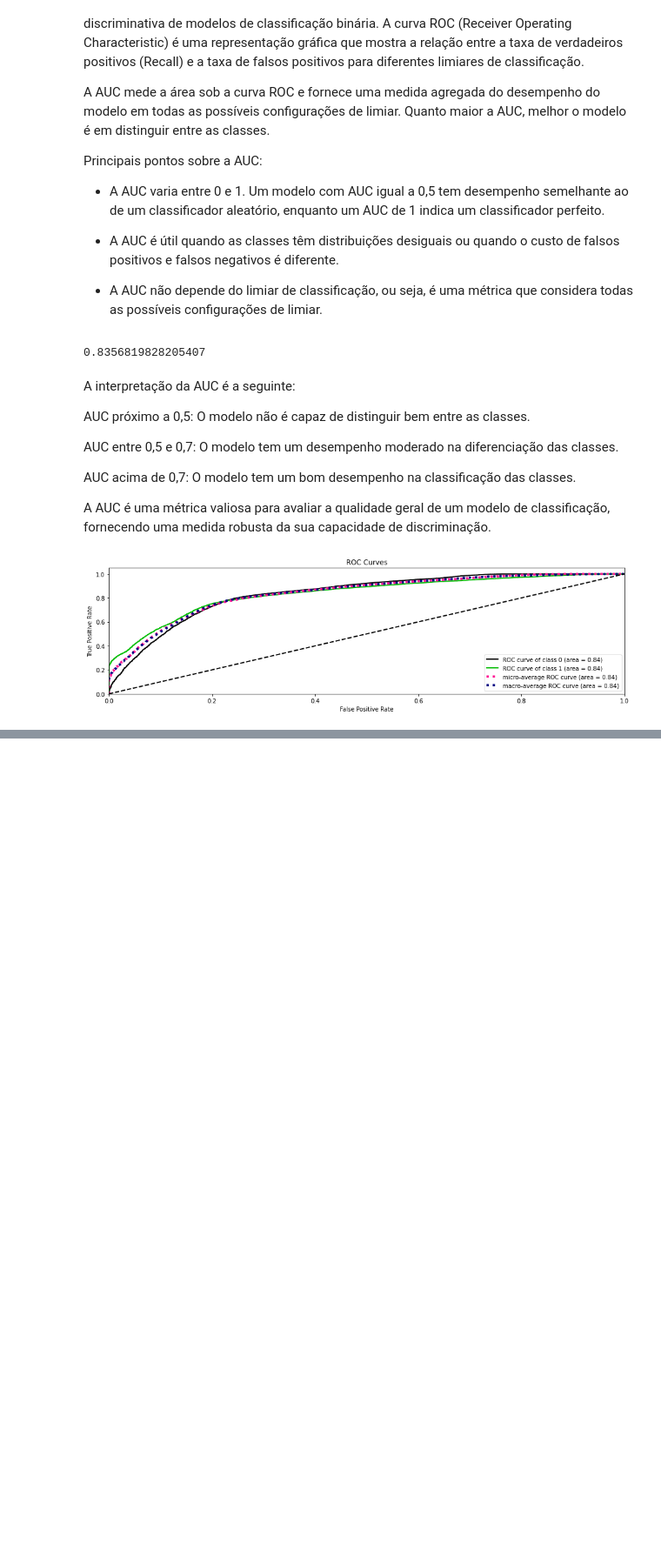
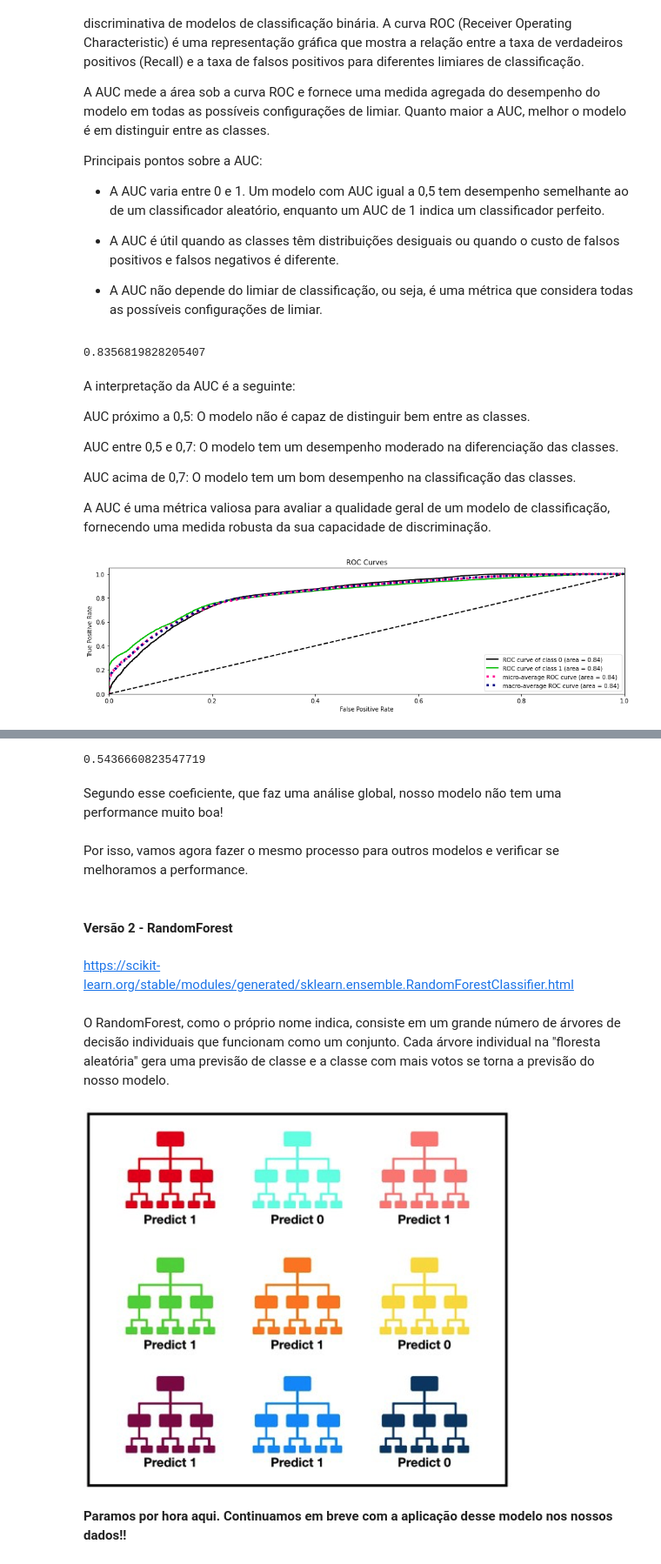
Before and after one commit to davimatfacil/compartilha_jupyter, a Jupyter notebook: ModelagemPreditiva_Readimissão.ipynb, the cells around one changed output, grey strips where cells are left out. Shown at 87% size. Cells and saved outputs as stored; diff of their text form; code cells hidden in the pictures; blank space fills up the shorter version.

```diff
--- a/ModelagemPreditiva_Readimissão.ipynb
+++ b/ModelagemPreditiva_Readimissão.ipynb
@@ -698,0 +731,27 @@ plt.show()
+# %%
+# Coeficiente de Correlação de Matthews
+print(matthews_corrcoef(Y_teste, previsoes_v1))
+# %% [output]
+0.5436660823547719
+# %% [markdown]
+Segundo esse coeficiente,  que faz uma análise global, nosso modelo não tem uma performance muito boa!
+# %% [markdown]
+Por isso, vamos agora fazer o mesmo processo para outros modelos e verificar se melhoramos a performance.
+# %% [markdown]
+#### Versão 2 - RandomForest
+# %% [markdown]
+https://scikit-learn.org/stable/modules/generated/sklearn.ensemble.RandomForestClassifier.html
+# %% [markdown]
+O RandomForest, como o próprio nome indica, consiste em um grande número de árvores de decisão individuais que funcionam como um conjunto. Cada árvore individual na "floresta aleatória" gera uma previsão de classe e a classe com mais votos se torna a previsão do nosso modelo.
+# %%
+from IPython.display import Image
+
+# Caminho para a imagem no Google Colab (se a imagem já estiver no ambiente de trabalho)
+image_path = "randomforest.png"
+
+# Exibir a imagem
+Image(filename=image_path)
+# %% [output]
+[figure, added]
+# %% [markdown]
+**Paramos por hora aqui. Continuamos em breve com a aplicação desse modelo nos nossos dados!!**
```
Also changed, not shown: parts of 5 cells of this notebook.
